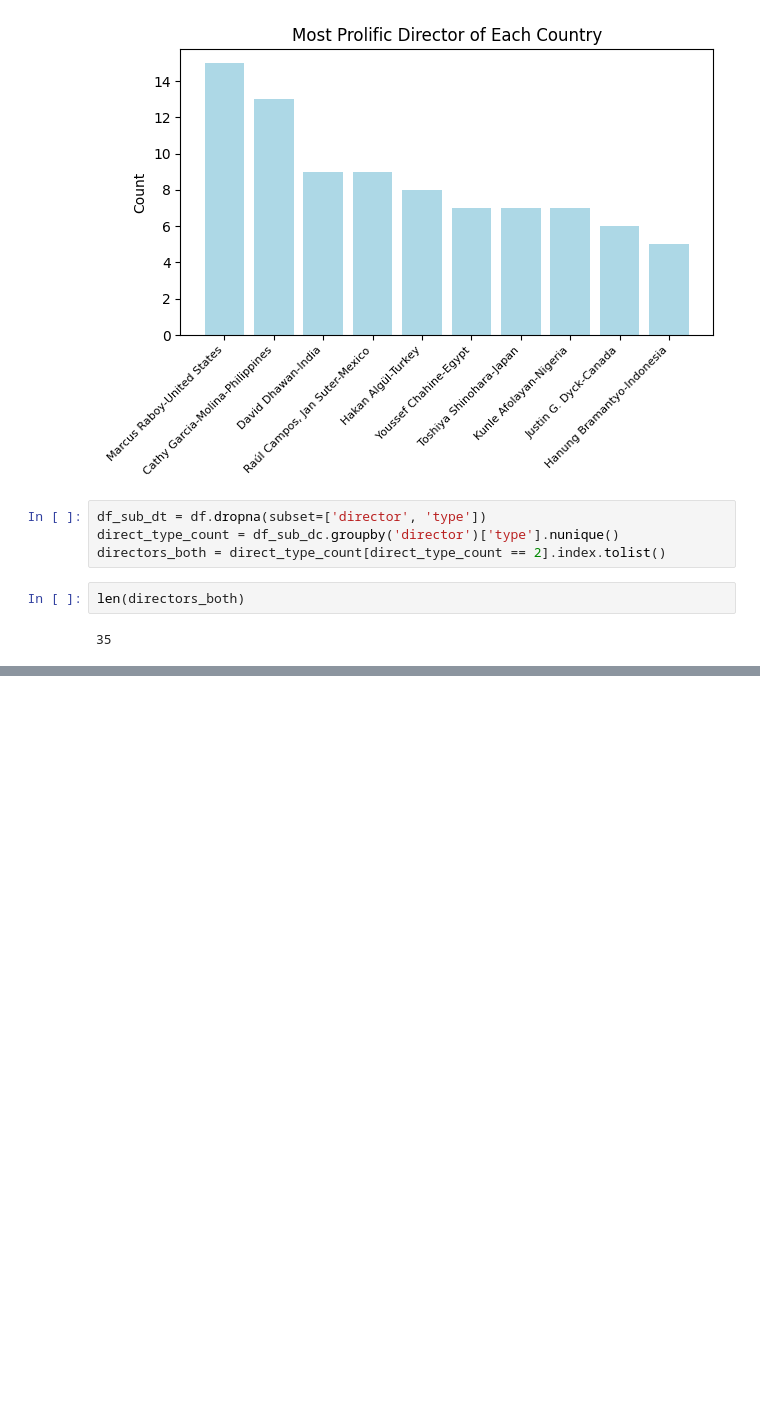
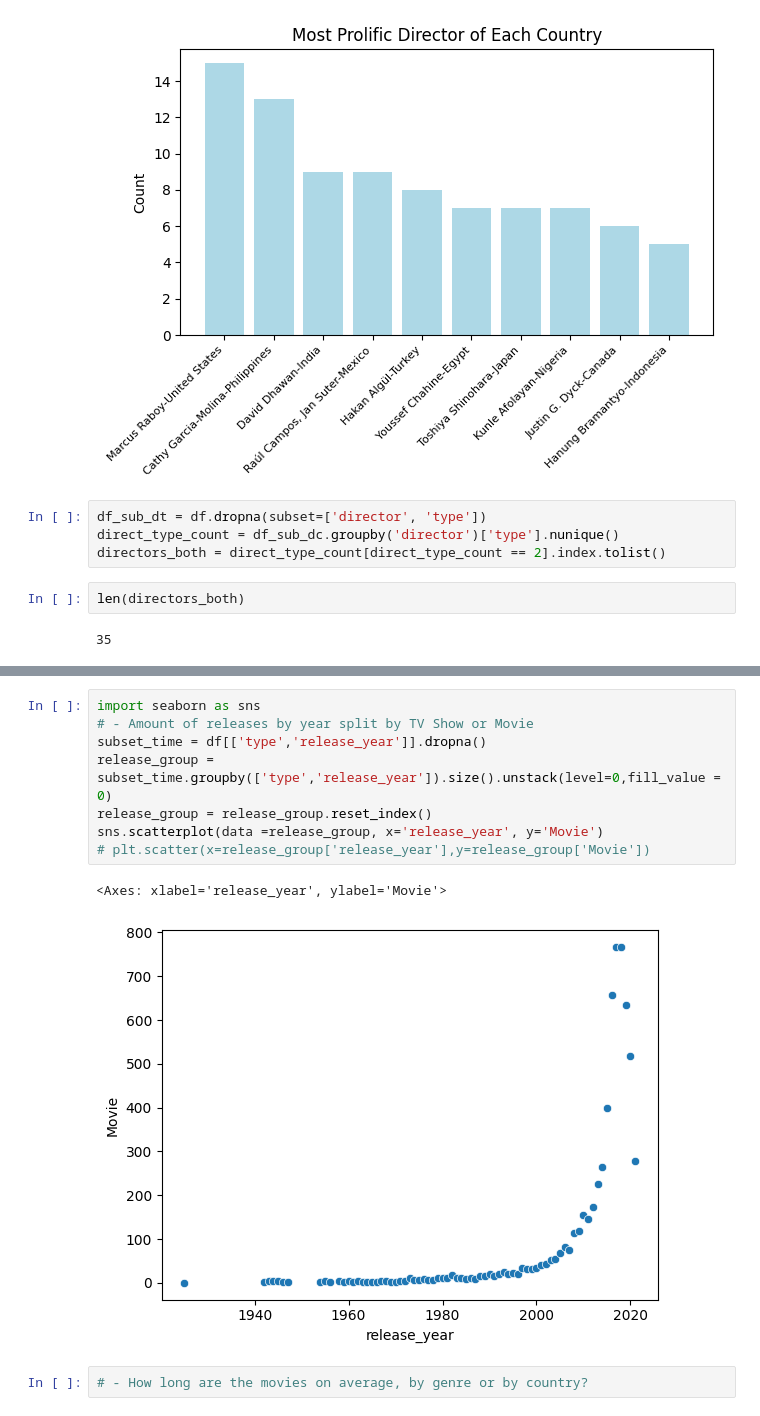
Before and after one commit to zdelk/netflix_eda, a Jupyter notebook: netflix_eda.ipynb, the cells around one changed output, grey strips where cells are left out. Drawn from its saved outputs; the diff is of its cells as text; blank space fills up the shorter version.

```diff
--- a/netflix_eda.ipynb
+++ b/netflix_eda.ipynb
@@ -166,0 +185,13 @@ len(directors_both)
+# %%
+import seaborn as sns
+# - Amount of releases by year split by TV Show or Movie
+subset_time = df[['type','release_year']].dropna()
+release_group = subset_time.groupby(['type','release_year']).size().unstack(level=0,fill_value = 0)
+release_group = release_group.reset_index()
+sns.scatterplot(data =release_group, x='release_year', y='Movie')
+# plt.scatter(x=release_group['release_year'],y=release_group['Movie'])
+# %% [output]
+<Axes: xlabel='release_year', ylabel='Movie'>
+[figure, added]
+# %%
+# - How long are the movies on average, by genre or by country?
```
Also changed, not shown: parts of 5 cells of this notebook, 1 other file.
